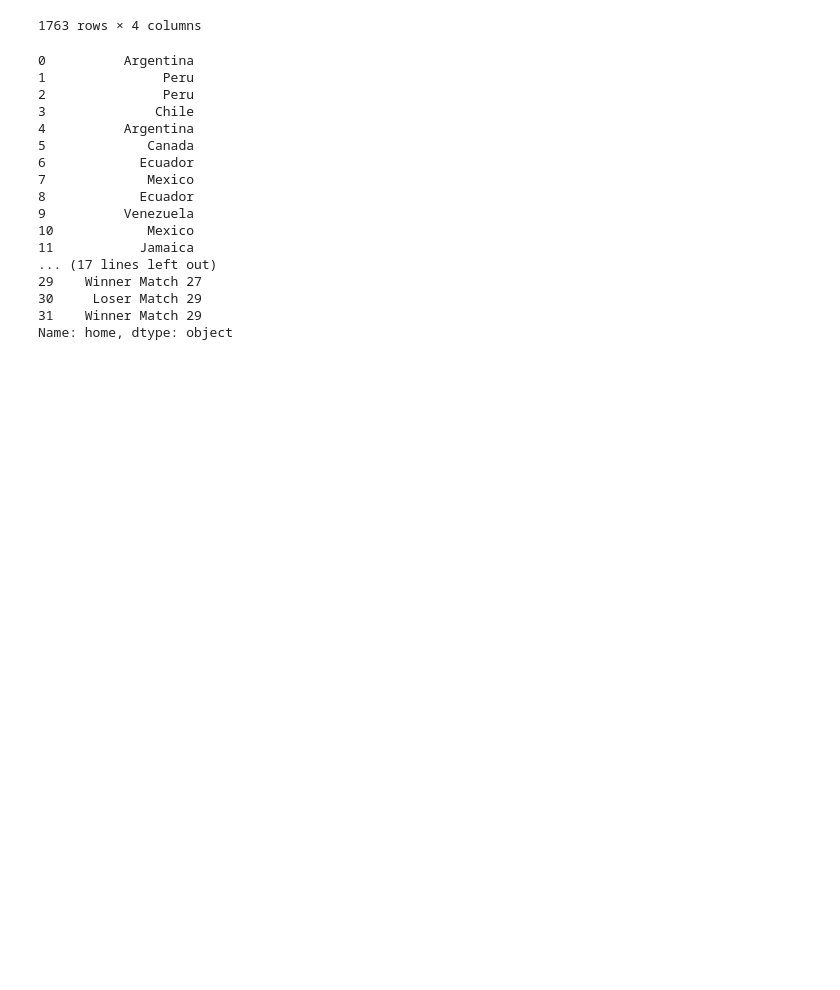
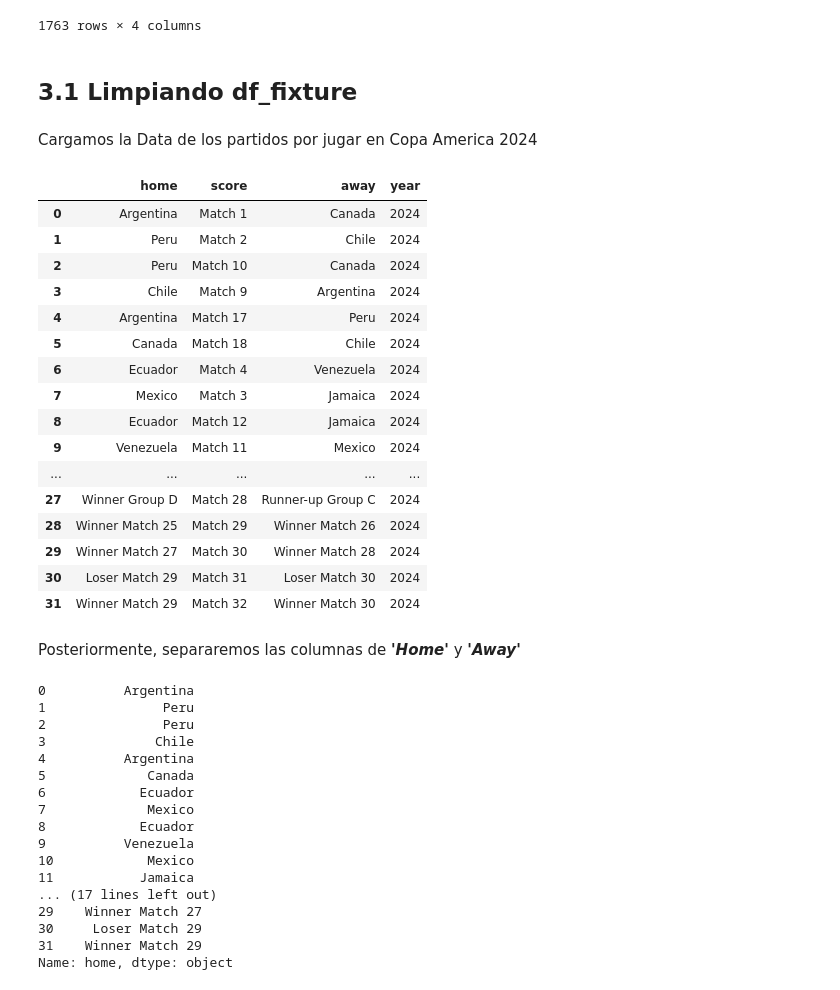
Before and after one commit to JuanjoRestrepo/Euro-and-CopaAmerica-2024, a Jupyter notebook: CopaAmerica2024.ipynb, the cells around one changed output. Cells and saved outputs as stored; diff of their text form; code cells hidden in the pictures; blank space fills up the shorter version.

```diff
--- a/CopaAmerica2024.ipynb
+++ b/CopaAmerica2024.ipynb
@@ -311,6 +311,32 @@ df_data_historica
 | 1761 | Argentina | 1:0 (1:0) | Brasil | 2021 |
 | 1762 | NaN | NaN | NaN | 2021 |
 1763 rows × 4 columns
+# %% [markdown]
+## **3.1 Limpiando df_fixture**
+# %% [markdown]
+Cargamos la Data de los partidos por jugar en Copa America 2024
+# %%
+df_fixture
+# %% [output]
+|  | home | score | away | year |
+| 0 | Argentina | Match 1 | Canada | 2024 |
+| 1 | Peru | Match 2 | Chile | 2024 |
+| 2 | Peru | Match 10 | Canada | 2024 |
+| 3 | Chile | Match 9 | Argentina | 2024 |
+| 4 | Argentina | Match 17 | Peru | 2024 |
+| 5 | Canada | Match 18 | Chile | 2024 |
+| 6 | Ecuador | Match 4 | Venezuela | 2024 |
+| 7 | Mexico | Match 3 | Jamaica | 2024 |
+| 8 | Ecuador | Match 12 | Jamaica | 2024 |
+| 9 | Venezuela | Match 11 | Mexico | 2024 |
+| ... | ... | ... | ... | ... |
+| 27 | Winner Group D | Match 28 | Runner-up Group C | 2024 |
+| 28 | Winner Match 25 | Match 29 | Winner Match 26 | 2024 |
+| 29 | Winner Match 27 | Match 30 | Winner Match 28 | 2024 |
+| 30 | Loser Match 29 | Match 31 | Loser Match 30 | 2024 |
+| 31 | Winner Match 29 | Match 32 | Winner Match 30 | 2024 |
+# %% [markdown]
+Posteriormente, separaremos las columnas de ***'Home'*** y ***'Away'***
 # %%
 df_fixture['home']
 # %% [output]
```
Also changed, not shown: parts of 28 cells of this notebook.
